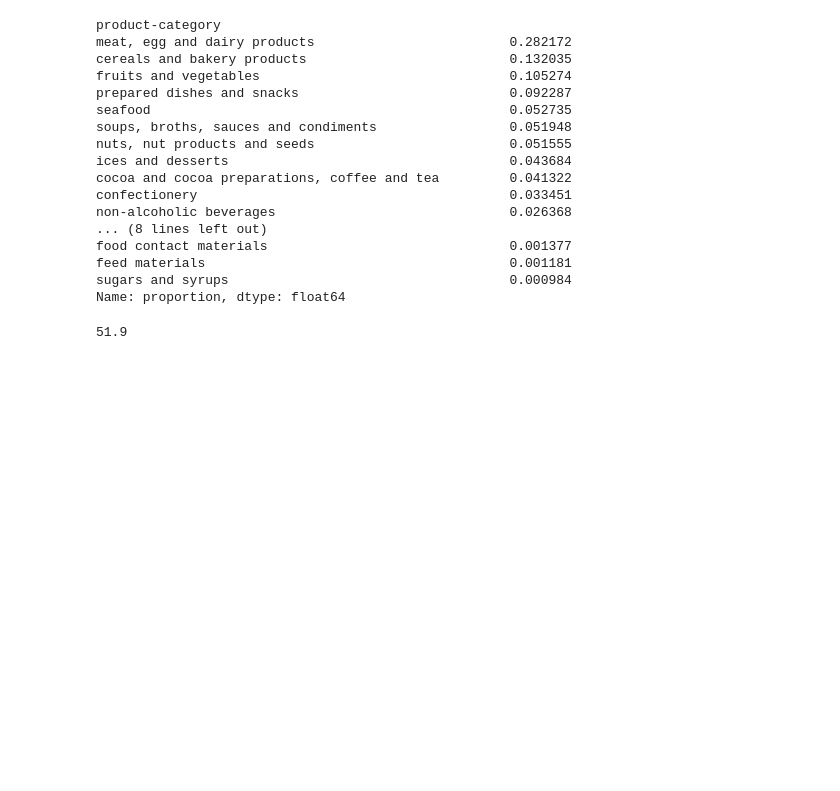
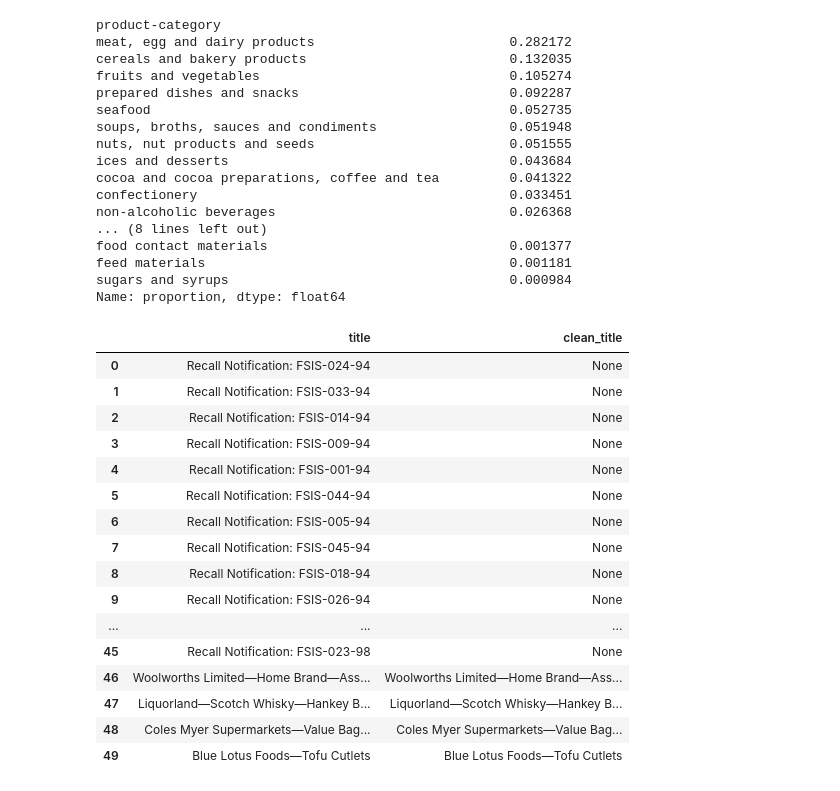
Before and after one commit to pshkrh/food-hazard-detection, a Jupyter notebook: notebooks/scratchpad.ipynb, the cells around one changed output. Saved outputs shown, nothing was run; the diff lists cells and outputs as text; code cells hidden in the pictures; blank space fills up the shorter version.

```diff
--- a/notebooks/scratchpad.ipynb
+++ b/notebooks/scratchpad.ipynb
@@ -50,7 +74,23 @@ food contact materials                               0.001377
 feed materials                                       0.001181
 sugars and syrups                                    0.000984
 Name: proportion, dtype: float64
-# %%
-28.2+13.2+10.5
-# %% [output]
-51.9
+# %%
+df[['title', 'clean_title']].head(50)
+# %% [output]
+|  | title | clean_title |
+| 0 | Recall Notification: FSIS-024-94 | None |
+| 1 | Recall Notification: FSIS-033-94 | None |
+| 2 | Recall Notification: FSIS-014-94 | None |
+| 3 | Recall Notification: FSIS-009-94 | None |
+| 4 | Recall Notification: FSIS-001-94 | None |
+| 5 | Recall Notification: FSIS-044-94 | None |
+| 6 | Recall Notification: FSIS-005-94 | None |
+| 7 | Recall Notification: FSIS-045-94 | None |
+| 8 | Recall Notification: FSIS-018-94 | None |
+| 9 | Recall Notification: FSIS-026-94 | None |
+| ... | ... | ... |
+| 45 | Recall Notification: FSIS-023-98 | None |
+| 46 | Woolworths Limited—Home Brand—Ass... | Woolworths Limited—Home Brand—Ass... |
+| 47 | Liquorland—Scotch Whisky—Hankey B... | Liquorland—Scotch Whisky—Hankey B... |
+| 48 | Coles Myer Supermarkets—Value Bag... | Coles Myer Supermarkets—Value Bag... |
+| 49 | Blue Lotus Foods—Tofu Cutlets | Blue Lotus Foods—Tofu Cutlets |
```
Also changed, not shown: parts of 26 cells of this notebook.
